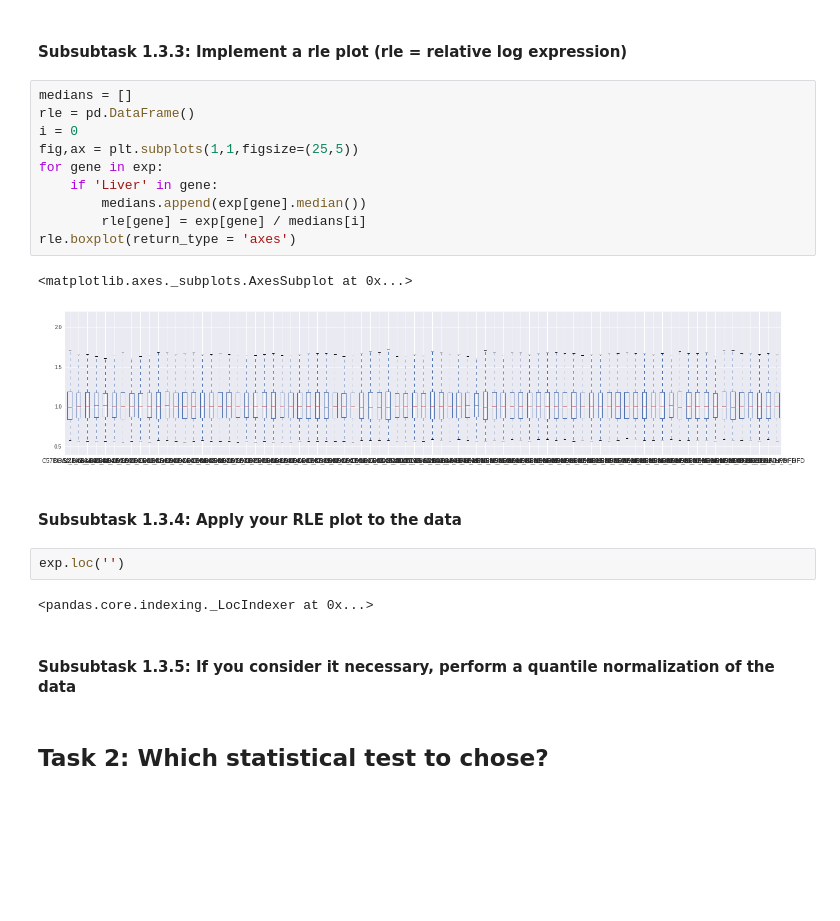
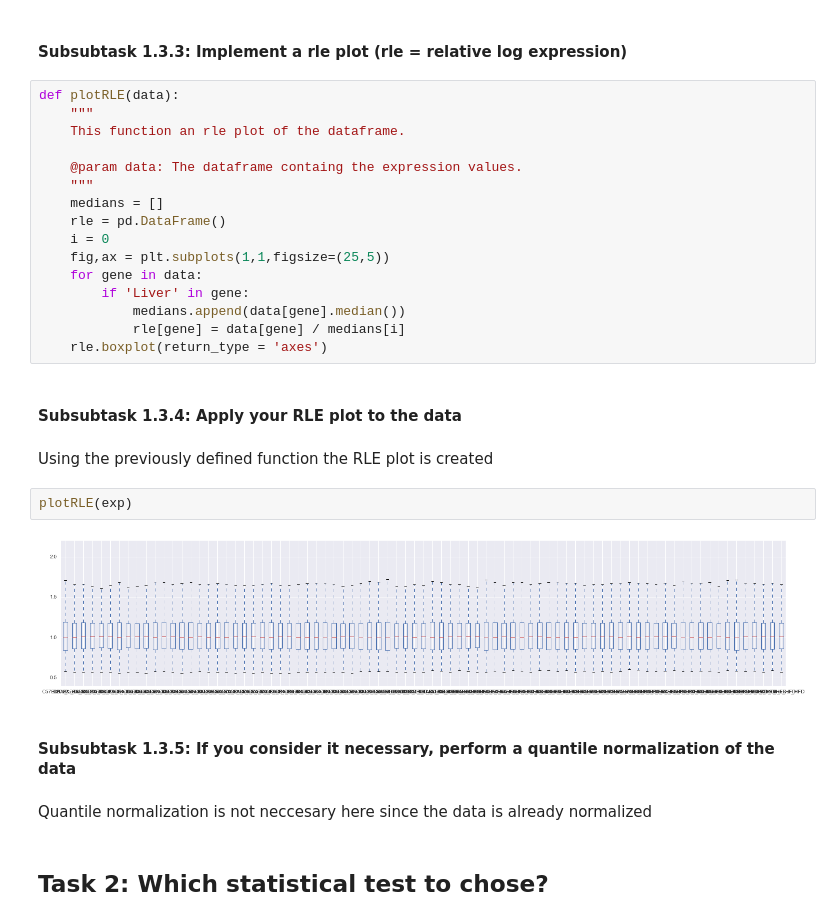
Before and after one commit to lucass122/Integrated_Bioinformatics, a Jupyter notebook: notebooks/DayX_DE_Analysis.ipynb, the cells around one changed output. Saved outputs shown, nothing was run; the diff lists cells and outputs as text; blank space fills up the shorter version.

```diff
--- a/notebooks/DayX_DE_Analysis.ipynb
+++ b/notebooks/DayX_DE_Analysis.ipynb
@@ -122,26 +110,33 @@ plotRI(exp,"BXD98_Liver_HFD","BXD96_Liver_HFD")
 # %% [markdown]
 #### Subsubtask 1.3.3: Implement a rle plot (rle = relative log expression)
 # %%
-medians = []
-rle = pd.DataFrame()
-i = 0
-fig,ax = plt.subplots(1,1,figsize=(25,5))
-for gene in exp:
-    if 'Liver' in gene:
-        medians.append(exp[gene].median())
-        rle[gene] = exp[gene] / medians[i]
-rle.boxplot(return_type = 'axes')
+def plotRLE(data):
+    """
+    This function an rle plot of the dataframe.
+
+    @param data: The dataframe containg the expression values.
+    """
+    medians = []
+    rle = pd.DataFrame()
+    i = 0
+    fig,ax = plt.subplots(1,1,figsize=(25,5))
+    for gene in data:
+        if 'Liver' in gene:
+            medians.append(data[gene].median())
+            rle[gene] = data[gene] / medians[i]
+    rle.boxplot(return_type = 'axes')
-# %% [output]
-<matplotlib.axes._subplots.AxesSubplot at 0x...>
-[figure, removed]
 # %% [markdown]
 #### Subsubtask 1.3.4: Apply your RLE plot to the data
-# %%
-exp.loc('')
-# %% [output]
-<pandas.core.indexing._LocIndexer at 0x...>
+# %% [markdown]
+Using the previously defined function the RLE plot is created
+# %%
+plotRLE(exp)
+# %% [output]
+[figure, added]
 # %% [markdown]
 #### Subsubtask 1.3.5: If you consider it necessary, perform a quantile normalization of the data
+# %% [markdown]
+Quantile normalization is not neccesary here since the data is already normalized
 # %% [markdown]
 ## Task 2: Which statistical test to chose?
 # %% [markdown]
```
Also changed, not shown: parts of 71 cells of this notebook, 2 other files.
